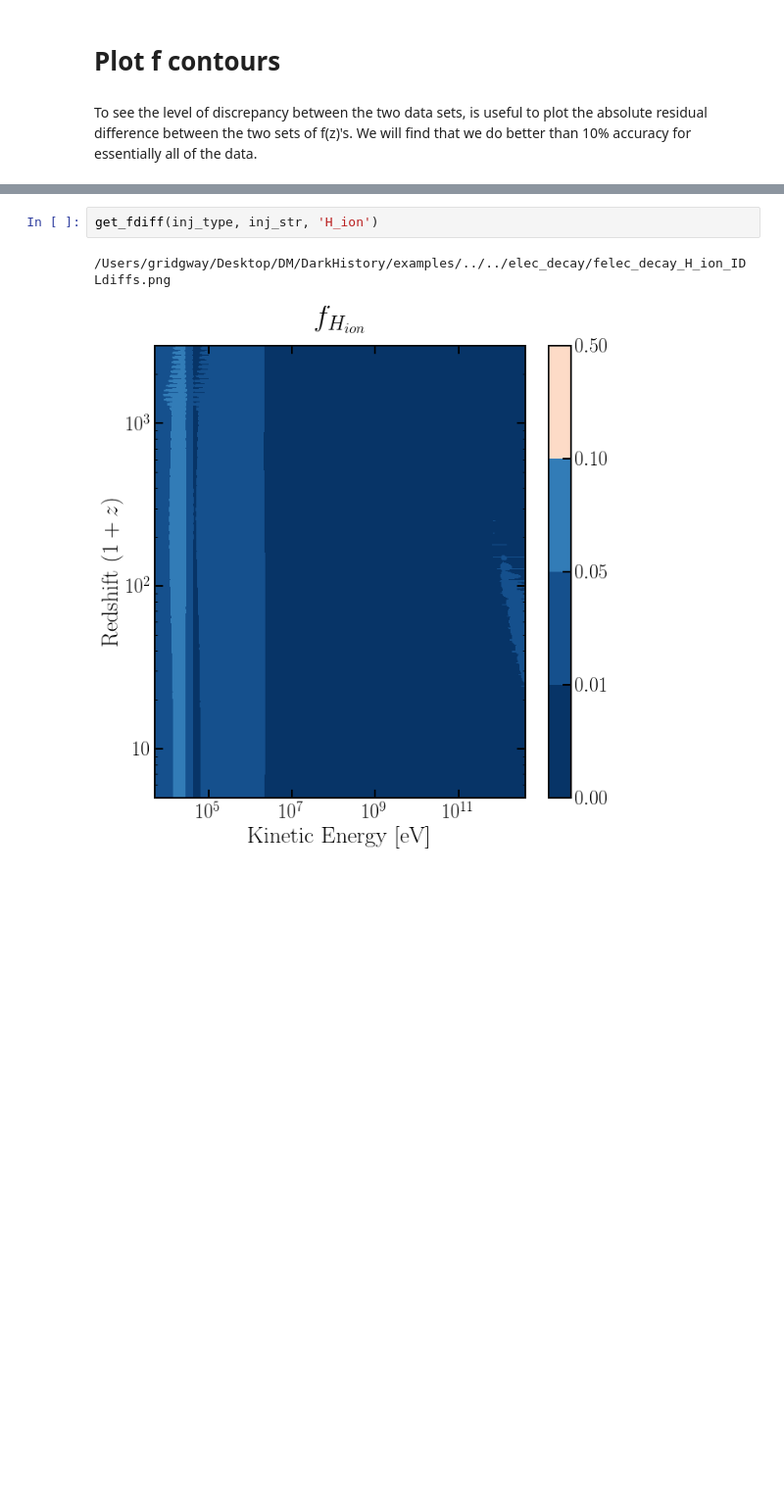
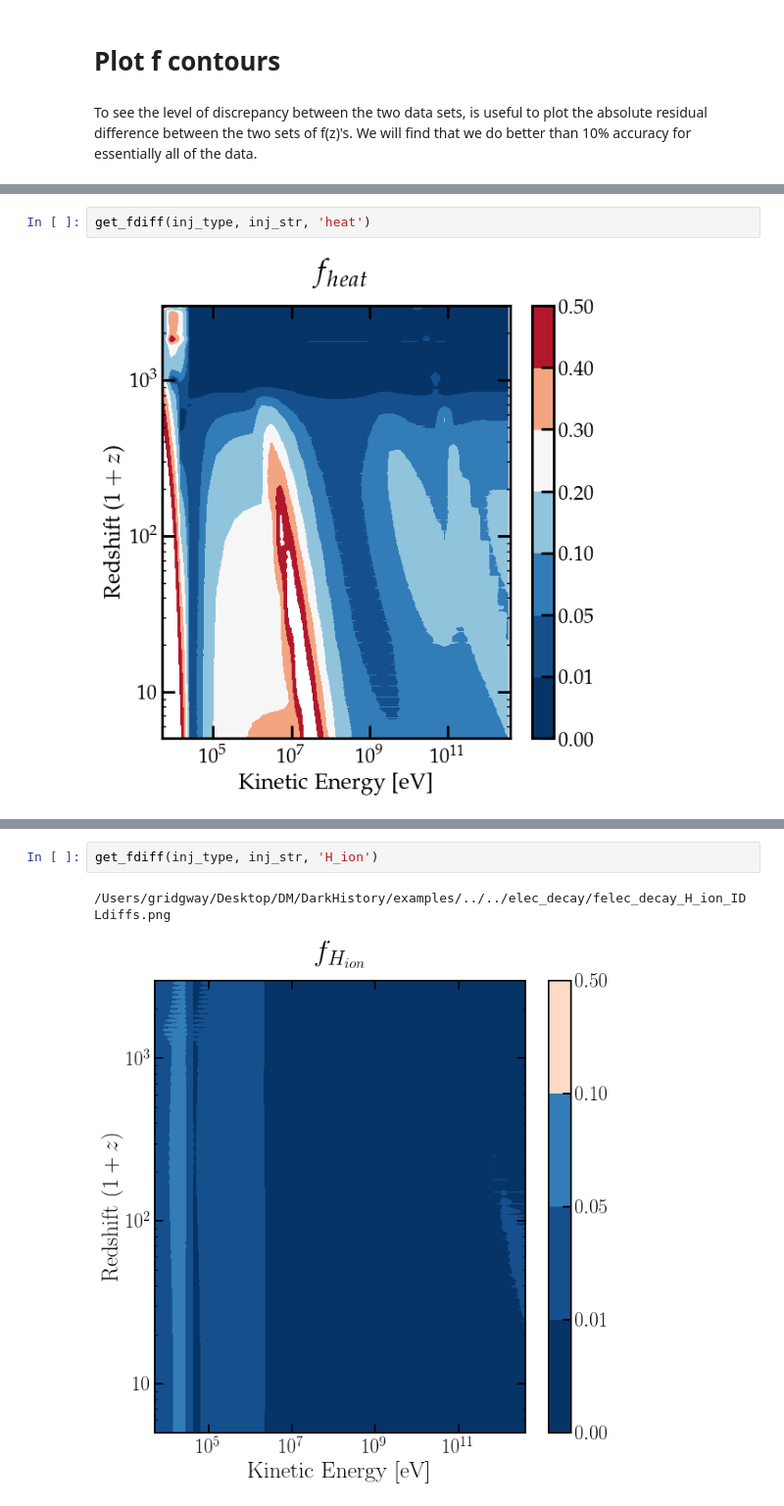
Before and after one commit to hongwanliu/DarkHistory, a Jupyter notebook: examples/Example13_Cross_Checks.ipynb, the cells around one changed output, grey strips where cells are left out. Shown: that part at 98% size. Drawn from its saved outputs; the diff is of its cells as text; blank space fills up the shorter version.

```diff
--- a/examples/Example13_Cross_Checks.ipynb
+++ b/examples/Example13_Cross_Checks.ipynb
@@ -878,0 +948,4 @@ get_fdiff(inj_type, inj_str, 'cont')
+# %%
+get_fdiff(inj_type, inj_str, 'heat')
+# %% [output]
+[figure, added]
```
Also changed, not shown: parts of 48 cells of this notebook, 1 other file.
